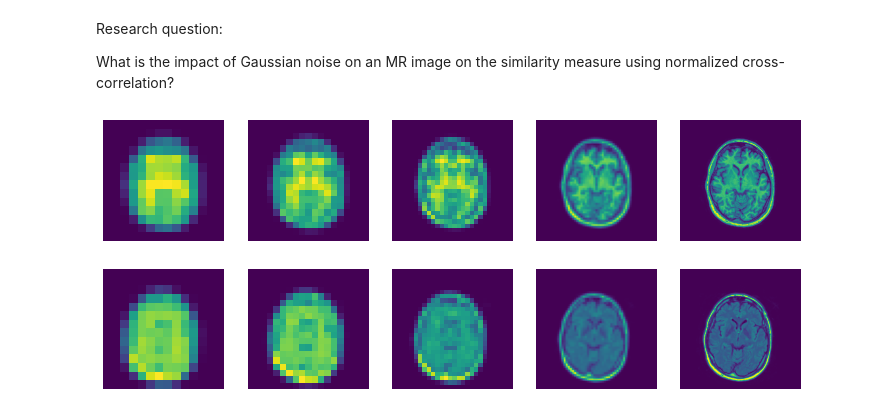
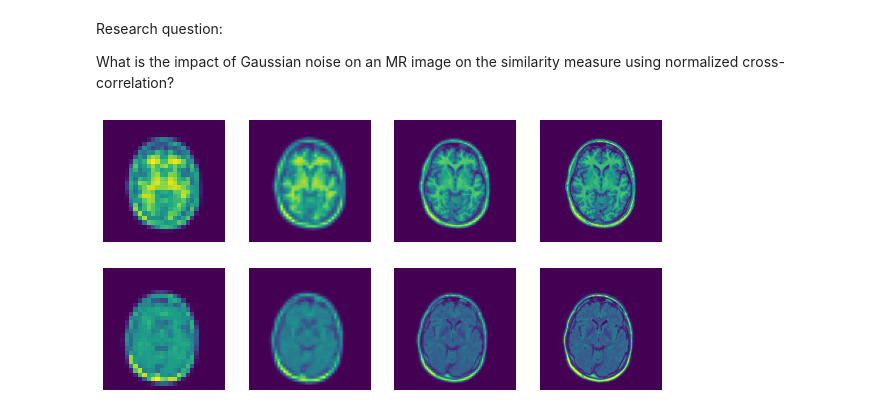
Before and after one commit to LarsvanSprang/8be030-13, a Jupyter notebook: main.ipynb, the cells around one changed output. Cells and saved outputs as stored; diff of their text form; code cells hidden in the pictures.

```diff
--- a/main.ipynb
+++ b/main.ipynb
@@ -103,24 +107,24 @@ What is the impact of Gaussian noise on an MR image on the similarity measure us
 # %%
 tIm = plt.imread('image_data/1_1_t1.tif')
 rIm = plt.imread('image_data/1_1_t2.tif')
 
-stack_original = project1.downsampler(4, 20, tIm)
-stack_rotated = project1.downsampler(4, 20, rIm)
+stack_original = project1.downsampler(3, 10, tIm)
+stack_rotated = project1.downsampler(3, 10, rIm)
 
 num_images = len(stack_original)
 
 # Create a figure with a row of subplots
 fig, axs = plt.subplots(2, num_images, figsize=((5 * num_images)/2, 5))
 
 for i, img in enumerate(stack_original):
     axs[0,i].imshow(img)
     axs[1,i].imshow(stack_rotated[i])
     axs[0,i].axis('off')  # Hide axes
     axs[1,i].axis('off')  # Hide axes
 
 plt.show()
 # %% [output]
-[figure, old version]
+[figure, new version]
 # %%
 
 for i in range(0, num_images):
```
Also changed, not shown: parts of 4 cells of this notebook.
